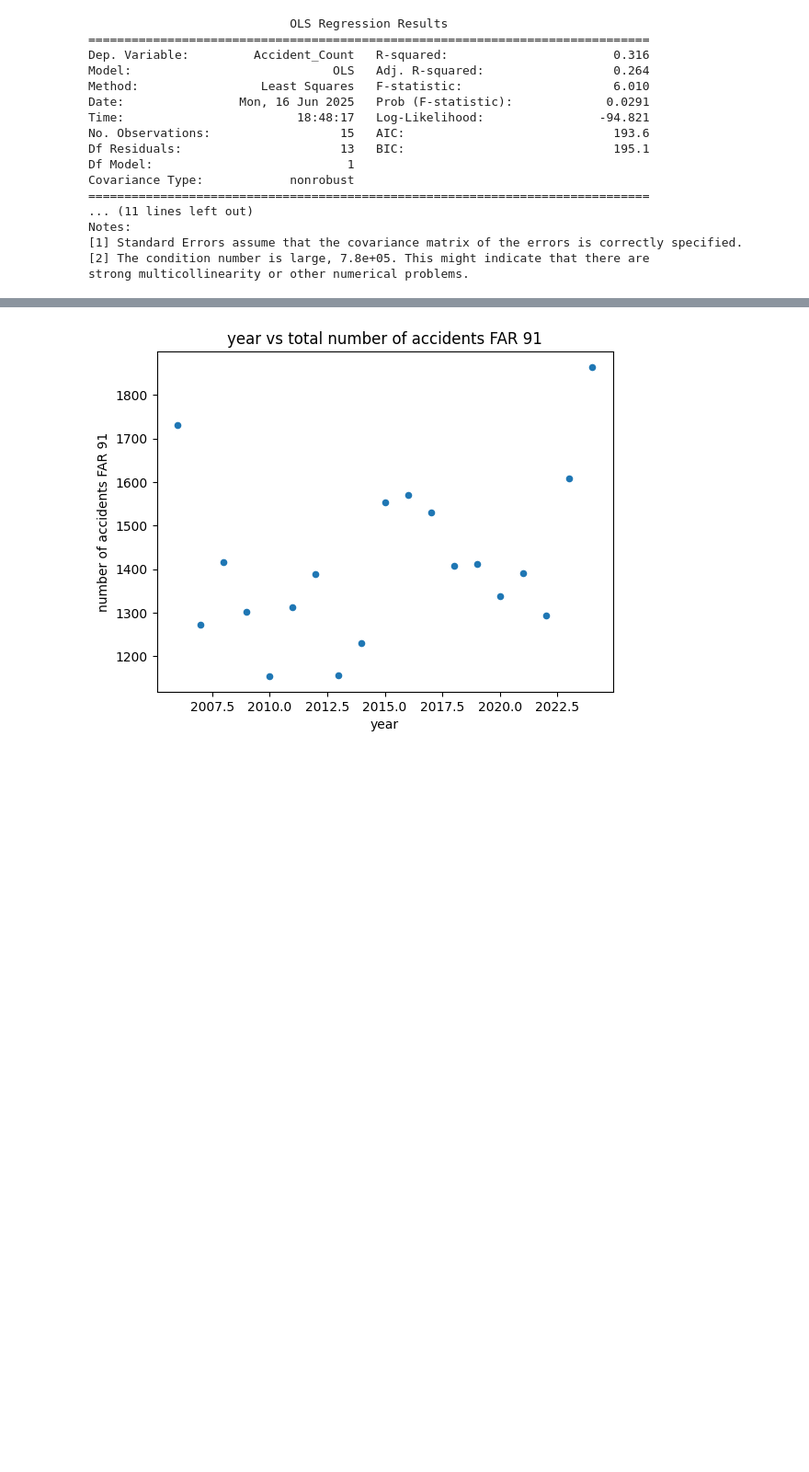
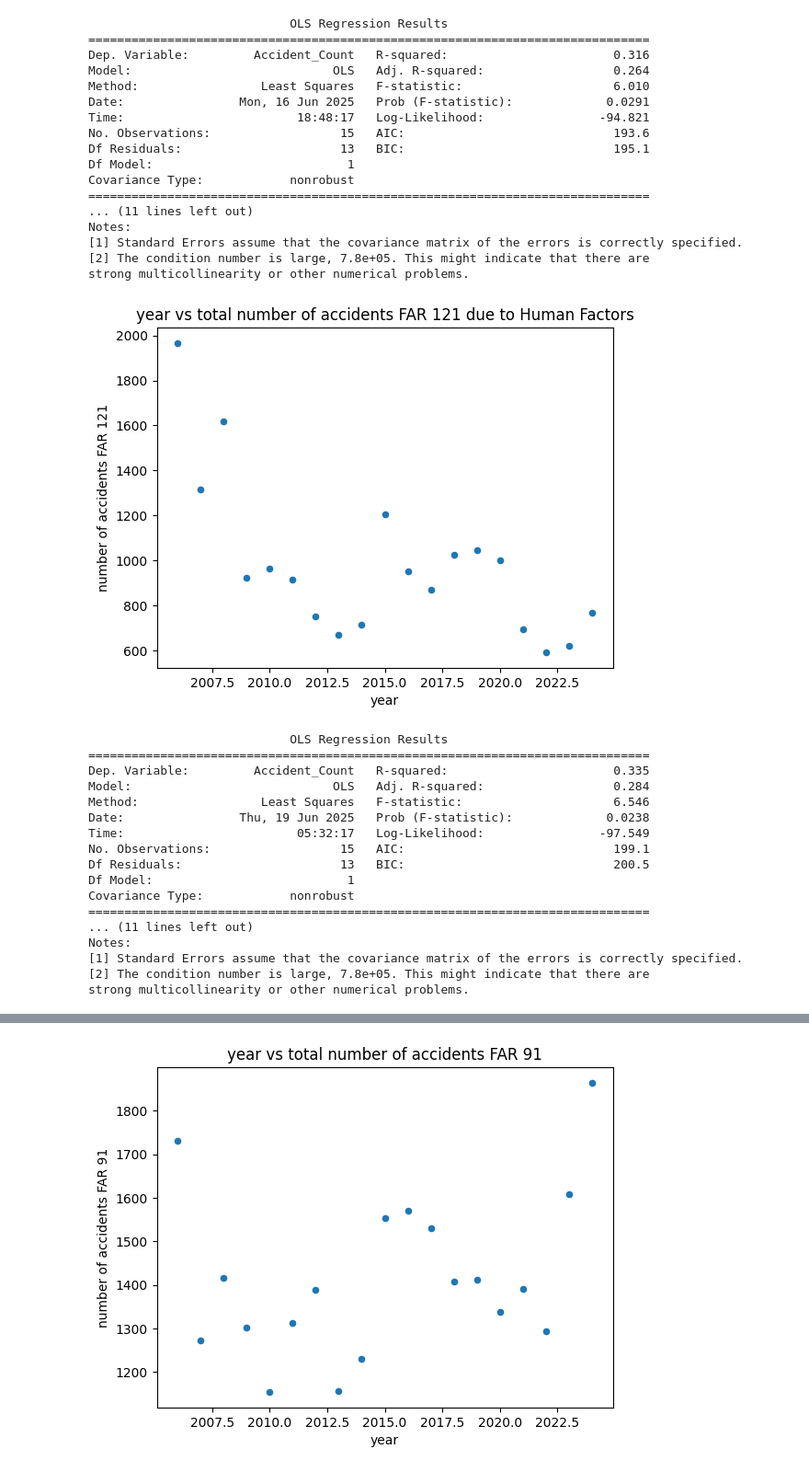
Before and after one commit to terryljh/aviation2, a Jupyter notebook: asrs linear model2.ipynb, the cells around one changed output, grey strips where cells are left out. Shown at 92% size. Drawn from its saved outputs; the diff is of its cells as text; code cells hidden in the pictures; blank space fills up the shorter version.

```diff
--- a/asrs linear model2.ipynb
+++ b/asrs linear model2.ipynb
@@ -905,3 +905,79 @@ Notes:
 [1] Standard Errors assume that the covariance matrix of the errors is correctly specified.
 [2] The condition number is large, 7.8e+05. This might indicate that there are
 strong multicollinearity or other numerical problems.
+# %%
+#repeating 3 times with primary problems human factors, aircraft, then company policy
+dfsubset2 = dfsubset[(dfsubset['Date']//100 >= 2006) & (dfsubset['Date']//100 <= 2024)]
+
+dfsubset2 = dfsubset2[dfsubset2['Operating Under FAR Part'] == 'Part 121']
+
+dfsubset2 = dfsubset2[dfsubset2['Primary Problem'] == 'Human Factors']
+#dfsubset2 = dfsubset2[dfsubset2['Primary Problem'] == 'Aircraft']
+#dfsubset2 = dfsubset2[dfsubset2['Primary Problem'] == 'Procedure']
+#dfsubset2 = dfsubset2[dfsubset2['Primary Problem'] == 'Weather']
+#dfsubset2 = dfsubset2[dfsubset2['Primary Problem'] == 'Company Policy']
+#dfsubset2 = dfsubset2[dfsubset2['Primary Problem'] == 'Chart Or Publication']
+#dfsubset2 = dfsubset2[dfsubset2['Primary Problem'] == 'Airspace Structure']
+#dfsubset2 = dfsubset2[dfsubset2['Primary Problem'] == 'Ambiguous']
+#dfsubset2 = dfsubset2[dfsubset2['Primary Problem'] == 'Environment - Non Weather Related']
+#dfsubset2 = dfsubset2[dfsubset2['Primary Problem'] == 'Software and Automation']
+#dfsubset2 = dfsubset2[dfsubset2['Primary Problem'] == 'ATC Equipment / Nav Facility / Buildings']
+
+#dfsubset2 = dfsubset2[dfsubset2['Normalized'] == 'US']
+
+#dfsubset2 = dfsubset2[dfsubset2['Light'] == 'Night']
+#dfsubset2 = dfsubset2[dfsubset2['Light'] == 'Daylight']
+
+#dfsubset2 = dfsubset[(dfsubset['Date']//100 >= 2006) & (dfsubset['Date']//100 <= 2024)]
+#dfsubset2 = dfsubset2[dfsubset2['Airspace'] == 'Class E ZZZ']
+#dfsubset2 = dfsubset2[dfsubset2['Airspace'].isna()]
+
+yearly_counts = dfsubset2.groupby(dfsubset2['Date']//100).size().reset_index(name='Accident_Count')
+yearly_counts.plot.scatter(x='Date', y='Accident_Count')
+plt.title('year vs total number of accidents FAR 121 due to Human Factors')
+plt.xlabel('year')
+plt.ylabel('number of accidents FAR 121')
+plt.show()
+
+from sklearn.model_selection import train_test_split
+
+X, y = yearly_counts[['Date']], yearly_counts['Accident_Count']
+
+X_train, X_test, y_train, y_test = train_test_split(
+
+    X, y, test_size=0.2, random_state=945)
+
+from sklearn.linear_model import LinearRegression
+slryearly = LinearRegression()
+slryearly.fit(X_train,y_train)
+
+#re-doing the above with sm so we can use model summary
+#decreasing trend but unreliable p-value
+import statsmodels.api as sm
+yearly_counts = dfsubset2.groupby(dfsubset2['Date']//100).size().reset_index(name='Accident_Count')
+yearly_counts.rename(columns={yearly_counts.columns[0]: 'Year'}, inplace=True)
+X = sm.add_constant(yearly_counts['Year'])
+y = yearly_counts['Accident_Count']
+X_train, X_test, y_train, y_test = train_test_split(
+X, y, test_size=0.2, random_state=945)
+model = sm.OLS(y_train, X_train).fit()
+print(model.summary())
+# %% [output]
+[figure, added]
+                            OLS Regression Results
+==============================================================================
+Dep. Variable:         Accident_Count   R-squared:                       0.335
+Model:                            OLS   Adj. R-squared:                  0.284
+Method:                 Least Squares   F-statistic:                     6.546
+Date:                Thu, 19 Jun 2025   Prob (F-statistic):             0.0238
+Time:                        05:32:17   Log-Likelihood:                -97.549
+No. Observations:                  15   AIC:                             199.1
+Df Residuals:                      13   BIC:                             200.5
+Df Model:                           1
+Covariance Type:            nonrobust
+==============================================================================
+... (11 lines left out)
+Notes:
+[1] Standard Errors assume that the covariance matrix of the errors is correctly specified.
+[2] The condition number is large, 7.8e+05. This might indicate that there are
+strong multicollinearity or other numerical problems.
```
Also changed, not shown: parts of 4 cells of this notebook.
